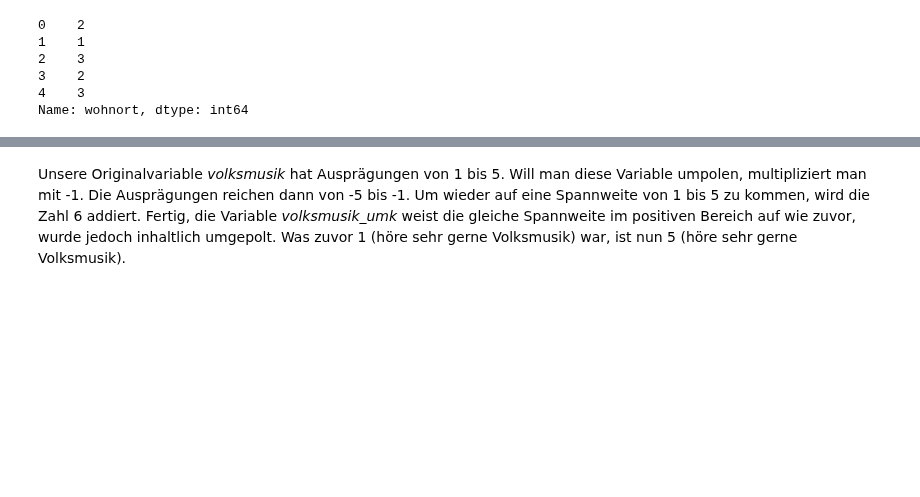
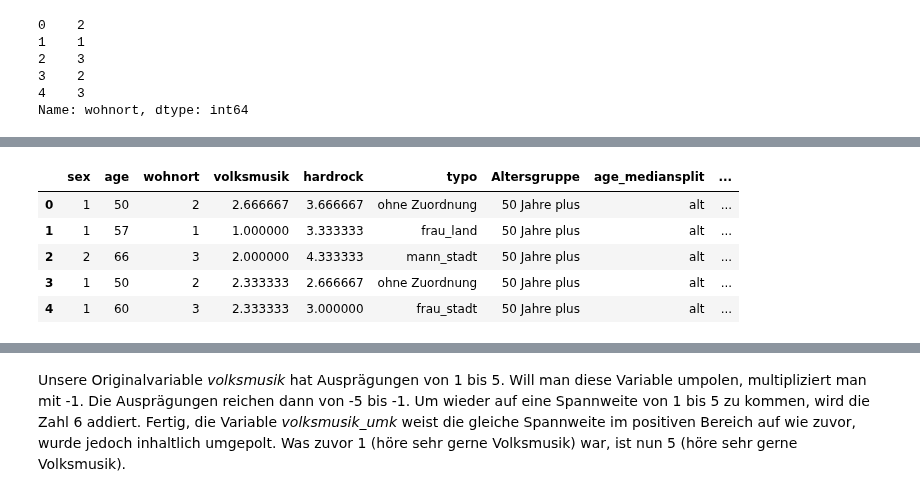
Before and after one commit to manfred2020/DA_mit_Python, a Jupyter notebook: Kapitel 8/8_Variablen umkodieren.ipynb, the cells around one changed output, grey strips where cells are left out. Cells and saved outputs as stored; diff of their text form; code cells hidden in the pictures; blank space fills up the shorter version.

```diff
--- a/Kapitel 8/8_Variablen umkodieren.ipynb
+++ b/Kapitel 8/8_Variablen umkodieren.ipynb
@@ -378 +336,10 @@ daten # Anzeige des verknüpften Dataframes
+# %%
+daten.head()
+# %% [output]
+|  | sex | age | wohnort | volksmusik | hardrock | typo | Altersgruppe | age_mediansplit | ... |
+| 0 | 1 | 50 | 2 | 2.666667 | 3.666667 | ohne Zuordnung | 50 Jahre plus | alt | ... |
+| 1 | 1 | 57 | 1 | 1.000000 | 3.333333 | frau_land | 50 Jahre plus | alt | ... |
+| 2 | 2 | 66 | 3 | 2.000000 | 4.333333 | mann_stadt | 50 Jahre plus | alt | ... |
+| 3 | 1 | 50 | 2 | 2.333333 | 2.666667 | ohne Zuordnung | 50 Jahre plus | alt | ... |
+| 4 | 1 | 60 | 3 | 2.333333 | 3.000000 | frau_stadt | 50 Jahre plus | alt | ... |
 # %% [markdown]
```
Also changed, not shown: parts of 25 cells of this notebook.
